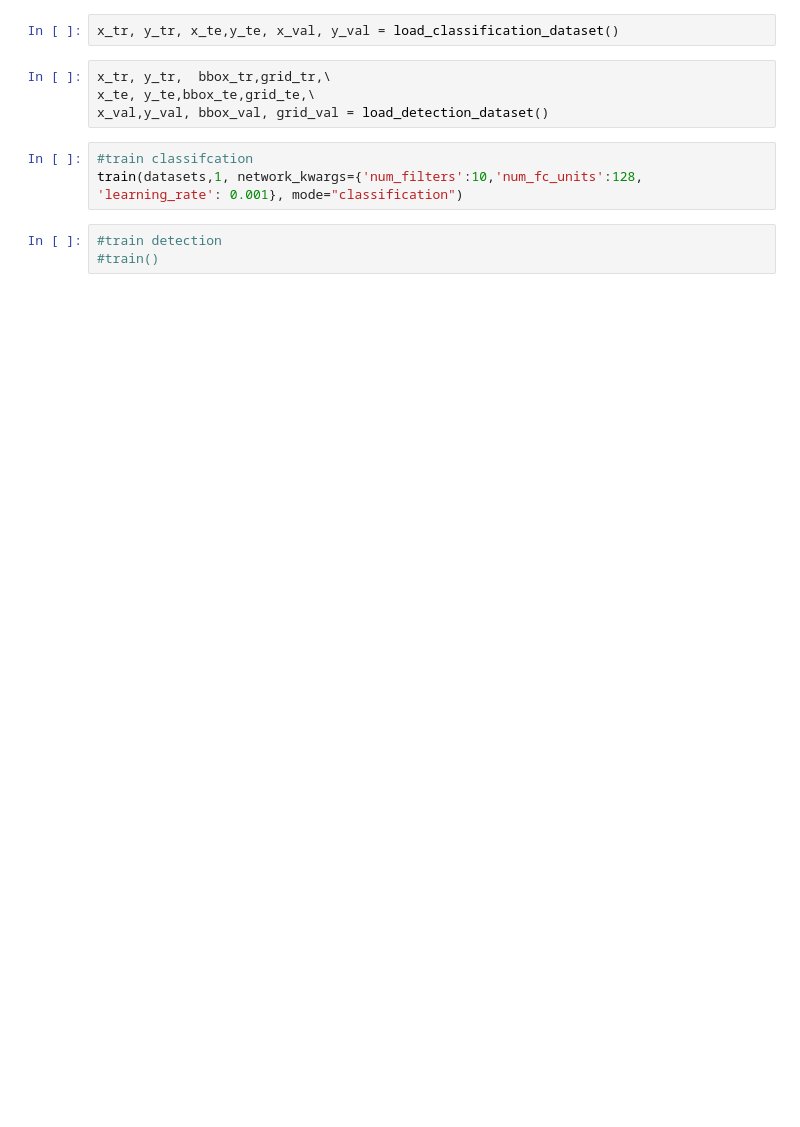
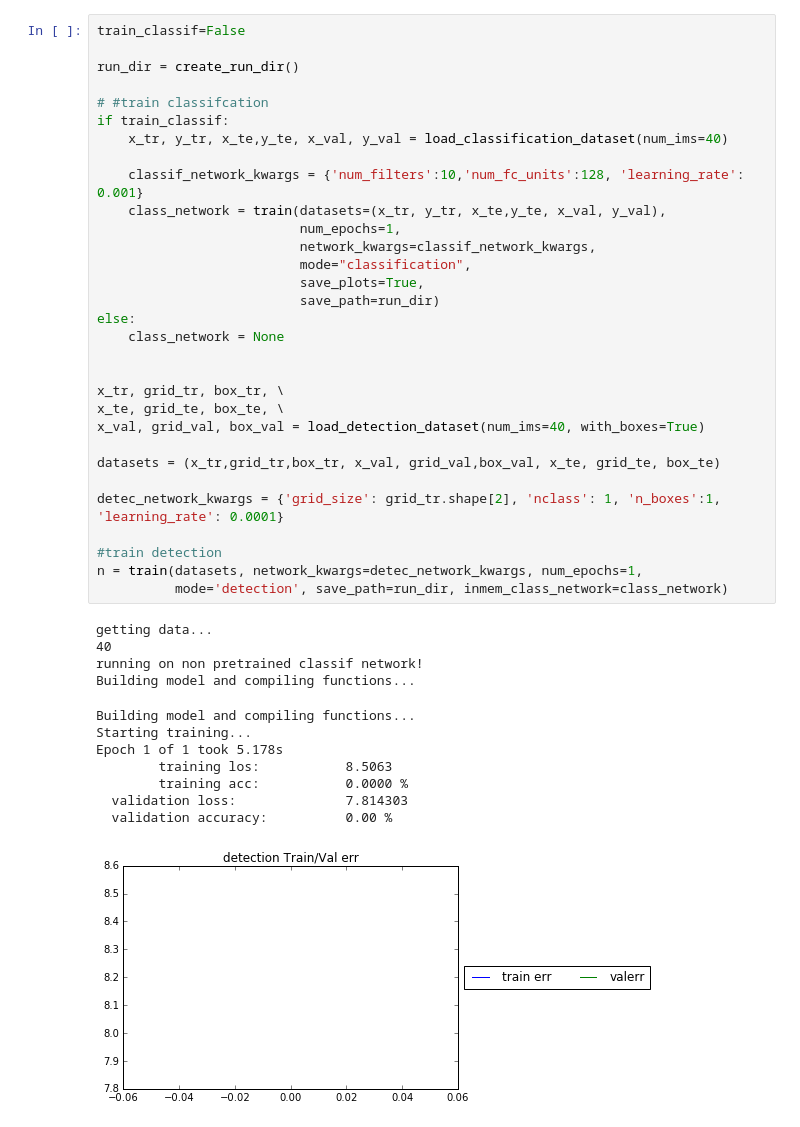
Before and after one commit to eracah/hur-detect, a Jupyter notebook: hurr_main.ipynb, the cells around one changed output. Cells and saved outputs as stored; diff of their text form; blank space fills up the shorter version.

```diff
--- a/hurr_main.ipynb
+++ b/hurr_main.ipynb
@@ -28,12 +22,44 @@ importing Jupyter notebook from build_hur_classif_network.ipynb
-# %%
-x_tr, y_tr, x_te,y_te, x_val, y_val = load_classification_dataset()
-# %%
-x_tr, y_tr,  bbox_tr,grid_tr,\
-x_te, y_te,bbox_te,grid_te,\
-x_val,y_val, bbox_val, grid_val = load_detection_dataset()
-# %%
-#train classifcation
-train(datasets,1, network_kwargs={'num_filters':10,'num_fc_units':128, 'learning_rate': 0.001}, mode="classification")
-# %%
-#train detection
-#train()
+# %%
+train_classif=False
+
+run_dir = create_run_dir()
+
+# #train classifcation
+if train_classif:
+    x_tr, y_tr, x_te,y_te, x_val, y_val = load_classification_dataset(num_ims=40)
+
+    classif_network_kwargs = {'num_filters':10,'num_fc_units':128, 'learning_rate': 0.001}
+    class_network = train(datasets=(x_tr, y_tr, x_te,y_te, x_val, y_val),
+                          num_epochs=1,
+                          network_kwargs=classif_network_kwargs,
+                          mode="classification",
+                          save_plots=True,
+                          save_path=run_dir)
+else:
+    class_network = None
+
+
+x_tr, grid_tr, box_tr, \
+x_te, grid_te, box_te, \
+x_val, grid_val, box_val = load_detection_dataset(num_ims=40, with_boxes=True)
+
+datasets = (x_tr,grid_tr,box_tr, x_val, grid_val,box_val, x_te, grid_te, box_te)
+
+detec_network_kwargs = {'grid_size': grid_tr.shape[2], 'nclass': 1, 'n_boxes':1, 'learning_rate': 0.0001}
+
+#train detection
+n = train(datasets, network_kwargs=detec_network_kwargs, num_epochs=1,
+          mode='detection', save_path=run_dir, inmem_class_network=class_network)
+# %% [output]
+getting data...
+40
+running on non pretrained classif network!
+Building model and compiling functions...
+Building model and compiling functions...
+Starting training...
+Epoch 1 of 1 took 5.178s
+        training los:           8.5063
+        training acc:           0.0000 %
+  validation loss:              7.814303
+  validation accuracy:          0.00 %
+[figure, added]
```
Also changed, not shown: parts of 2 cells of this notebook, 44 other files.
